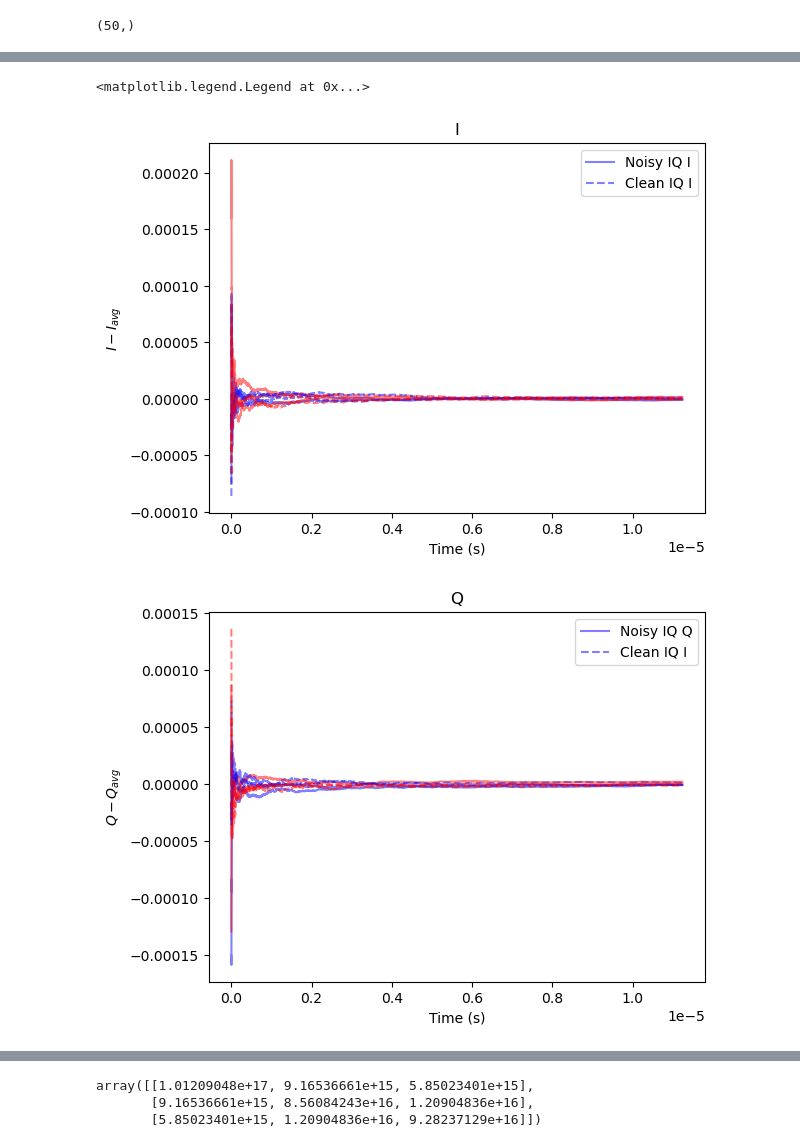
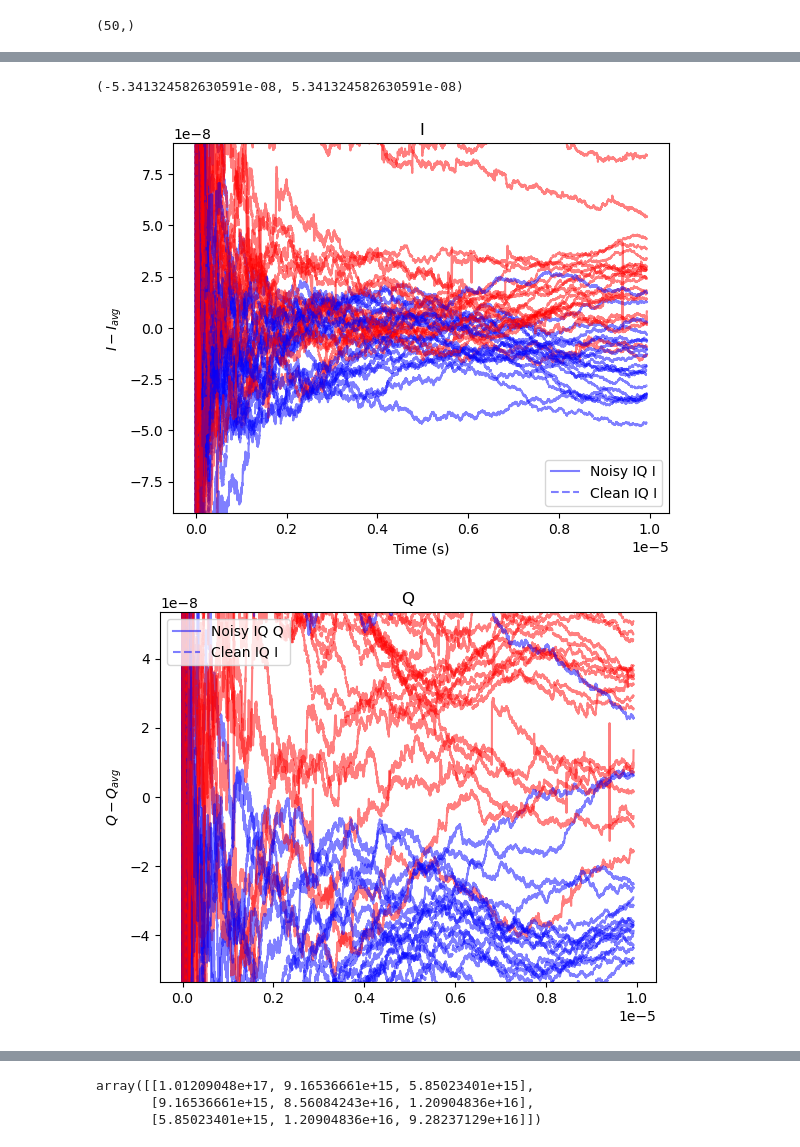
Before and after one commit to j-a-krzywda/ReadSpyn, a Jupyter notebook: src/readout_simulator/main.ipynb, the cells around one changed output, grey strips where cells are left out. Cells and saved outputs as stored; diff of their text form; code cells hidden in the pictures.

```diff
--- a/src/readout_simulator/main.ipynb
+++ b/src/readout_simulator/main.ipynb
@@ -159,33 +161,35 @@ Mean Q for clean IQ: [-0.50001839 -0.50000706 -0.50000557 ... -0.49999905 -0.499
 # %%
 import matplotlib.pyplot as plt
 
-Nplot = 4
+Nplot = 20
 plt.figure()
 colors = ['blue', 'red' ]
 for k in range(Nplot):
-    plt.plot(t2, IQ_noisy[k]["I"] - Ic_noisy_mean, color=colors[k%2], alpha=0.5
-                   , label='Noisy IQ I' if k == 0 else "")
+    plt.plot(t2, IQ_noisy[k]["I"] - Ic_noisy_mean, color=colors[k%2], alpha=0.5, label='Noisy IQ I' if k == 0 else "")
     plt.plot(t2, IQ_clean[k]["I"] - Ic_mean, color=colors[k%2], linestyle='--', alpha=0.5,label='Clean IQ I' if k == 0 else "")
 plt.title("I")
 plt.xlabel("Time (s)")
 plt.ylabel("$I - I_{avg}$")
 plt.legend()
-#plt.ylim(-1e-5,1e-5)
+
+zoomin = np.max(np.abs(IQ_noisy[k]["I"] - Ic_noisy_mean)[np.where(t2>2*1e-6)]) * 2
+plt.ylim(-zoomin,zoomin)
 
 plt.figure()
 for k in range(Nplot):
     plt.plot(t2, IQ_noisy[k]["Q"] - Qc_noisy_mean, color=colors[k%2], alpha=0.5
                    , label='Noisy IQ Q' if k == 0 else "")
     plt.plot(t2, IQ_clean[k]["Q"] - Qc_mean, color=colors[k%2], linestyle='--', alpha=0.5, label='Clean IQ I' if k == 0 else "")
 plt.title("Q")
 plt.xlabel("Time (s)")
 plt.ylabel("$Q - Q_{avg}$")
 plt.legend()
-#plt.ylim(-1e-5,1e-5)
+zoomin = np.max(np.abs(IQ_noisy[k]["Q"] - Qc_noisy_mean)[np.where(t2>2*1e-6)]) * 2
+plt.ylim(-zoomin,zoomin)
 # %% [output]
-<matplotlib.legend.Legend at 0x...>
+(-5.341324582630591e-08, 5.341324582630591e-08)
-[figure, old version]
+[figure, new version]
-[figure, old version]
+[figure, new version]
 # %%
 # plot raw signal
 plt.figure()
```
Also changed, not shown: parts of 6 cells of this notebook, 3 other files.
